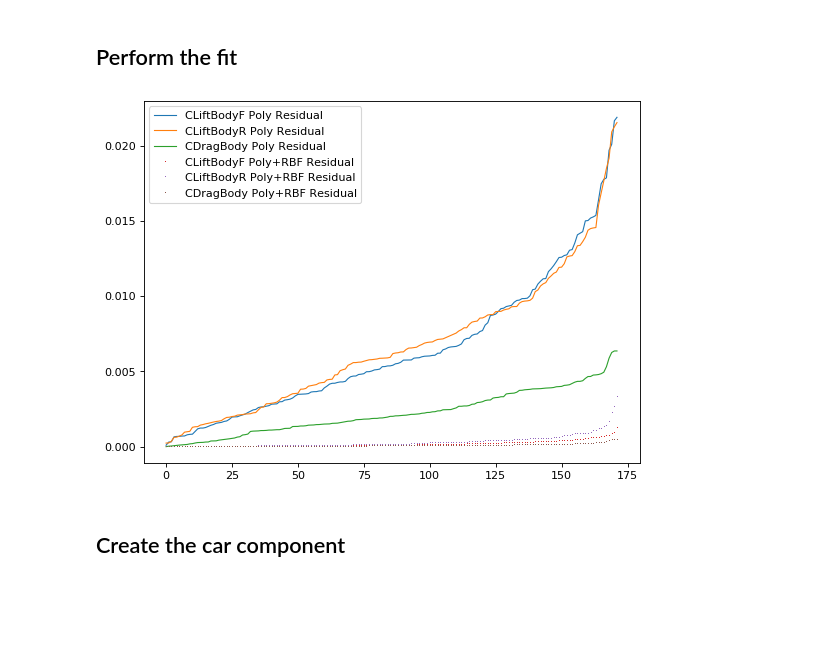
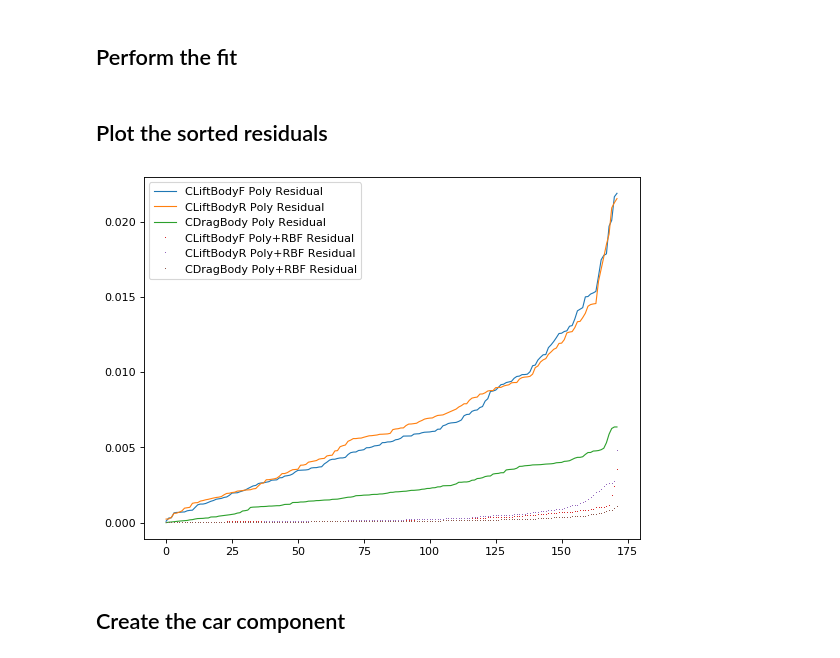
Before and after one commit to CanopySimulations/canopy-python-examples, a Jupyter notebook: fitting_aero_data_to_polynomial_and_rbf.ipynb, the cells around one changed output. Drawn from its saved outputs; the diff is of its cells as text; code cells hidden in the pictures; blank space fills up the shorter version.

Commit message:
More tidying of fitting aero data example.

```diff
--- a/fitting_aero_data_to_polynomial_and_rbf.ipynb
+++ b/fitting_aero_data_to_polynomial_and_rbf.ipynb
@@ -69,17 +69,28 @@ class FittedAeroData(NamedTuple):
     input_length_scales: np.ndarray
     input_basis_positions: np.ndarray
 
+# input_basis_position_indices defaults to a random 150 indices.
+# input_length_scales defaults to all ones.
 def fit_aero_data(
         data: pd.DataFrame,
         input_names: Sequence[str],
         output_names: Sequence[str],
         input_basis_position_indices: Optional[Sequence[int]] = None,
-        input_length_scales_override: Optional[Sequence[float]] = None) -> FittedAeroData:
+        input_length_scales: Optional[Sequence[float]] = None) -> FittedAeroData:
 
     data_length = len(data)
     input_count = len(input_names)
     inputs = data[input_names].to_numpy()
     outputs = data[output_names].to_numpy()
+
+    # Set default parameter values if not provided.
+    if input_basis_position_indices is None:
+        input_basis_position_indices = create_basis_position_indices(data_length, 150)
+
+    if input_length_scales is None:
+        input_length_scales = np.ones((input_count,1))
+    else:
+        input_length_scales = np.reshape(input_length_scales, (input_count, 1))
 
     # Scale all the input data so it ranges between +/- 1.
     inputs_max = inputs.max(0)
@@ -124,15 +135,8 @@ def fit_aero_data(
     # Compute the fit residuals: we're going to fit the RBF to these.
     polynomial_residuals = outputs - polynomial_y
 
-    if input_basis_position_indices is None:
-        input_basis_position_indices = create_basis_position_indices(len(data), 150)
-
     input_basis_positions = input_scaled[input_basis_position_indices, :]
     input_basis_positions_length = len(input_basis_positions)
-
-    input_length_scales = np.ones((input_count,1)) * 10 \
-        if input_length_scales_override is None \
-        else np.array(input_length_scales_override)[:, np.newaxis]
 
     # Compute the matrix of mahalanobis distances between all basis function
     # positions and all data points.
@@ -144,7 +148,6 @@ def fit_aero_data(
                 repmat(np.vstack(input_scaled[:,k]), 1, input_basis_positions_length) -
                 repmat(input_basis_positions[:, k].T, len(input_scaled), 1)
             )**2
-
 
     # Take the exponential to yield the learning matrix.
     rbf = np.power(np.math.e, -mahalanobis_distances)
@@ -263,22 +266,30 @@ sample_data
 172 rows × 6 columns
 # %% [markdown]
 ## Perform the fit
+# %%
+input_names = ['hRideF', 'hRideR', 'aRollAbs']
+output_names = ['CLiftBodyF', 'CLiftBodyR', 'CDragBody']
+
+# We'll override the length scales to something more appropriate for this data.
+input_length_scales = [10, 10, 10]
+
+fit_result = fit_aero_data(
+    sample_data,
+    input_names,
+    output_names,
+    input_length_scales=input_length_scales)
+# %% [markdown]
+## Plot the sorted residuals
 # %%
-input_names = ['hRideF', 'hRideR', 'aRollAbs']
-output_names = ['CLiftBodyF', 'CLiftBodyR', 'CDragBody']
-
-fit_result = fit_aero_data(sample_data, input_names, output_names)
-
-# Plot the sorted residuals.
 plt.figure(figsize=(8, 6), dpi=80)
 for r, output_name in zip(fit_result.polynomial_residuals.T, output_names):
     plt.plot(sorted(abs(r)), '-', lw=1, label=f'{output_name} Poly Residual')
 for r, output_name in zip(fit_result.polynomial_rbf_residuals.T, output_names):
     plt.plot(sorted(abs(r)), ',', lw=1, label=f'{output_name} Poly+RBF Residual')
 plt.legend()
 plt.show()
 # %% [output]
-[figure, old version]
+[figure, new version]
 # %% [markdown]
 ## Create the car component
 # %%
```
Also changed, not shown: parts of 1 cell of this notebook.
